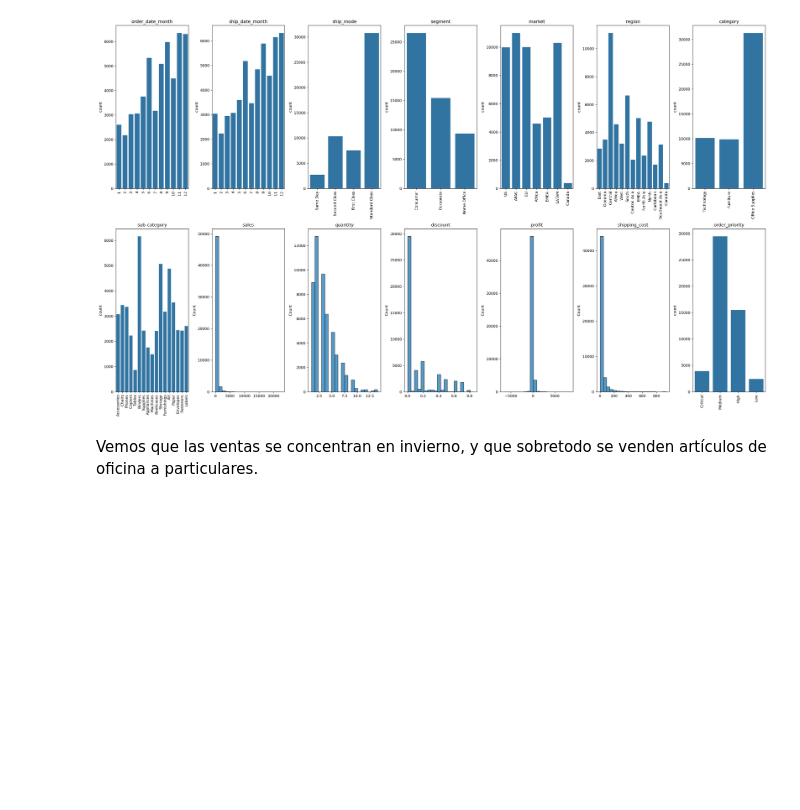
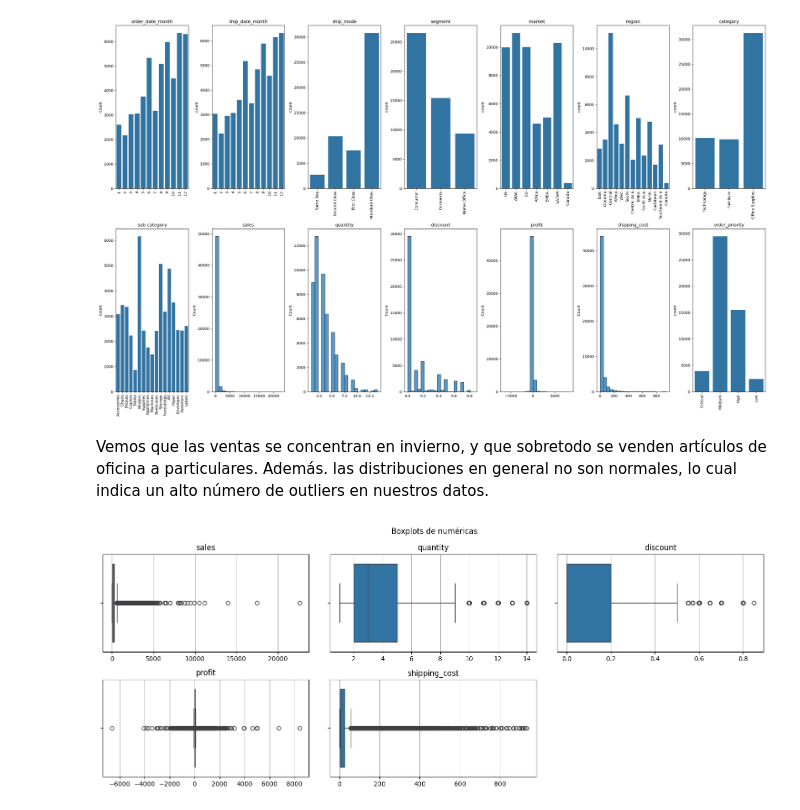
Before and after one commit to yanruwu/Proyecto9-ClusteringReg, a Jupyter notebook: notebooks/EDA.ipynb, the cells around one changed output. Cells and saved outputs as stored; diff of their text form; code cells hidden in the pictures; blank space fills up the shorter version.

```diff
--- a/notebooks/EDA.ipynb
+++ b/notebooks/EDA.ipynb
@@ -146,4 +146,20 @@ plot_col(data = df, x = df.columns.drop("country"))
 Separando tipos de datos
 [figure]
 # %% [markdown]
-Vemos que las ventas se concentran en invierno, y que sobretodo se venden artículos de oficina a particulares.
+Vemos que las ventas se concentran en invierno, y que sobretodo se venden artículos de oficina a particulares. Además. las distribuciones en general no son normales, lo cual indica un alto número de outliers en nuestros datos.
+# %%
+num_cols = df.select_dtypes("number").columns
+ncols = math.ceil(len(num_cols)/2)
+fig, axes = plt.subplots(nrows=2, ncols = ncols, figsize = (15,6))
+axes = axes.flat
+plt.suptitle("Boxplots de numéricas")
+for i, col in enumerate(num_cols):
+    axes[i].grid()
+    sns.boxplot(data = df, x = col, ax = axes[i])
+    axes[i].set_xlabel("")
+    axes[i].set_title(col)
+plt.tight_layout()
+plt.delaxes(axes[-1])
+plt.show()
+# %% [output]
+[figure, added]
```
Also changed, not shown: parts of 5 cells of this notebook, 11 other files.
